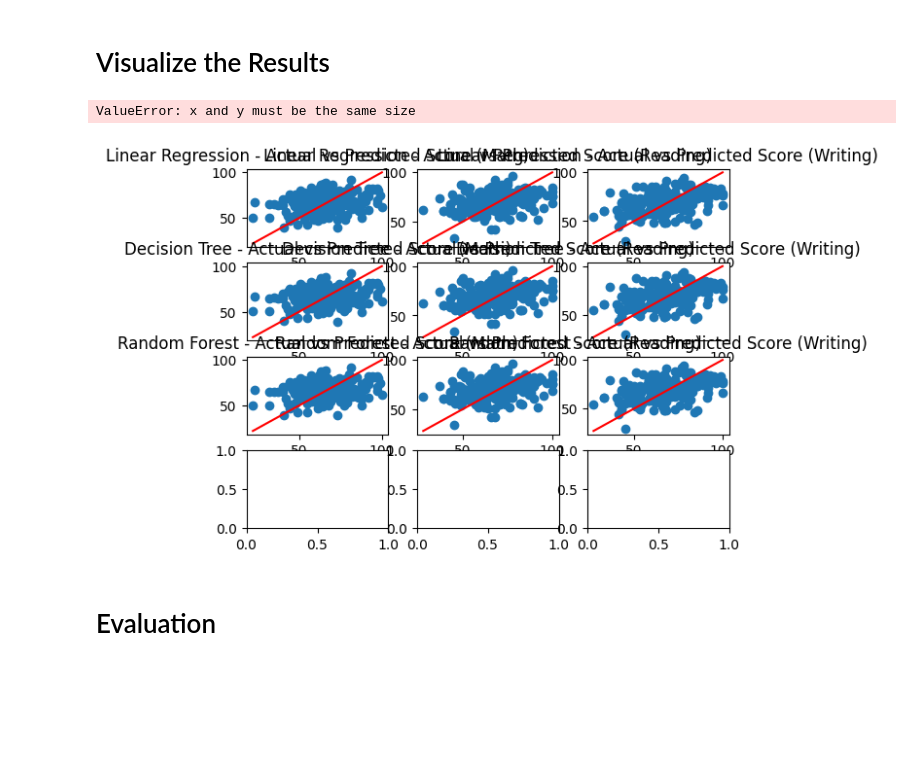
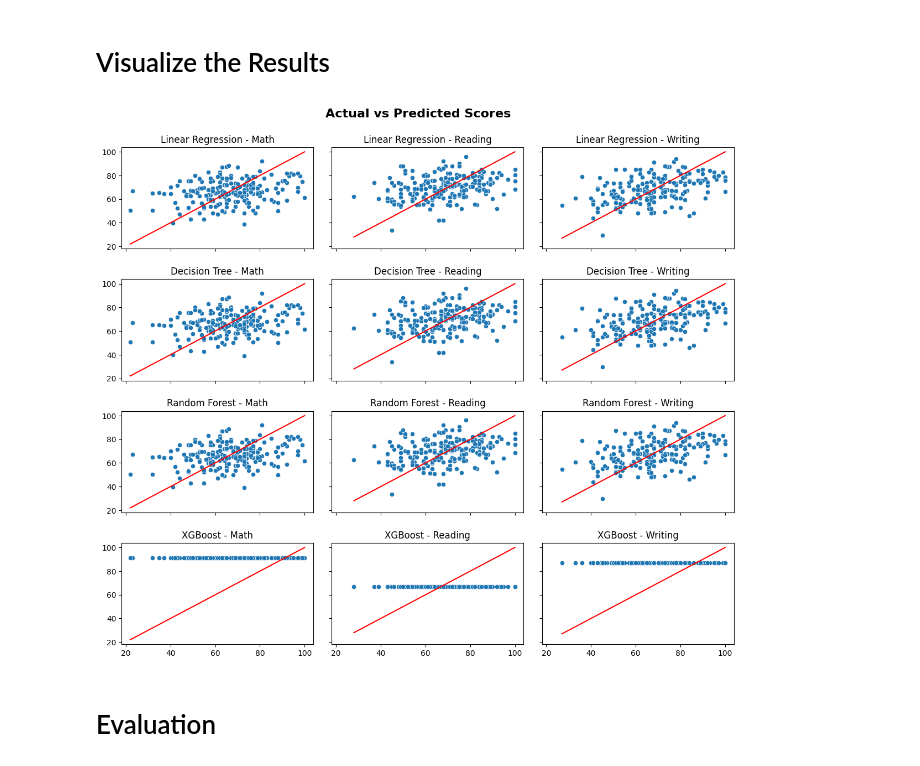
Before and after one commit to nebellleben/machine-learning-zoomcamp, a Jupyter notebook: midterm-project/notebook.ipynb, the cells around one changed output. Cells and saved outputs as stored; diff of their text form; code cells hidden in the pictures; blank space fills up the shorter version.

Commit message:
20251110 - working on visualisation

```diff
--- a/midterm-project/notebook.ipynb
+++ b/midterm-project/notebook.ipynb
@@ -220,27 +224,29 @@ eta:0.1, score:14.216
 # %%
 types = ['Math', 'Reading', 'Writing']
 methods = {'lr':'Linear Regression','dt':'Decision Tree','rf':'Random Forest','xgb':'XGBoost'}
 
-fig, ax = plt.subplots(nrows=4, ncols=3)
+fig, ax = plt.subplots(nrows=4, ncols=3, figsize=(12, 10), sharex=True, sharey=True)
 
 for index, (m,n) in enumerate(methods.items()):
     for i,name in enumerate(types):
         y_var = globals()[f'pred_{m}'][i]
-        # sns.scatterplot(x=y_val[i], y=y_var)
-        ax[index,i].scatter(y_val[i], y_var)
+        sns.scatterplot(x=y_val[i], y=y_var, ax=ax[index,i])
+        #ax[index,i].scatter(y_val[i], y_var)
         min_val = min(y_val[i].min(), y_var.min())
         max_val = max(y_val[i].max(), y_var.max())
         x_line = np.linspace(min_val, max_val, 2)
         y_line = x_line
         ax[index,i].plot(x_line, y_line, color='red')
         #ax[index,i].xlabel('Actual Score')
         #ax[index,i].ylabel('Predicted Values')
-        ax[index,i].set_title(f'{n} - Actual vs Predicted Score ({name})')
+        ax[index,i].set_title(f'{n} - {name}')
+
+fig.tight_layout(pad=2.0)
+fig.suptitle("Actual vs Predicted Scores", fontsize=16, y=1.02, fontweight='bold')
 
 plt.show()
 # %% [output]
-ValueError: x and y must be the same size
-[figure, old version]
+[figure, new version]
 # %% [markdown]
 # Evaluation
 # %%
```
Also changed, not shown: parts of 4 cells of this notebook.
